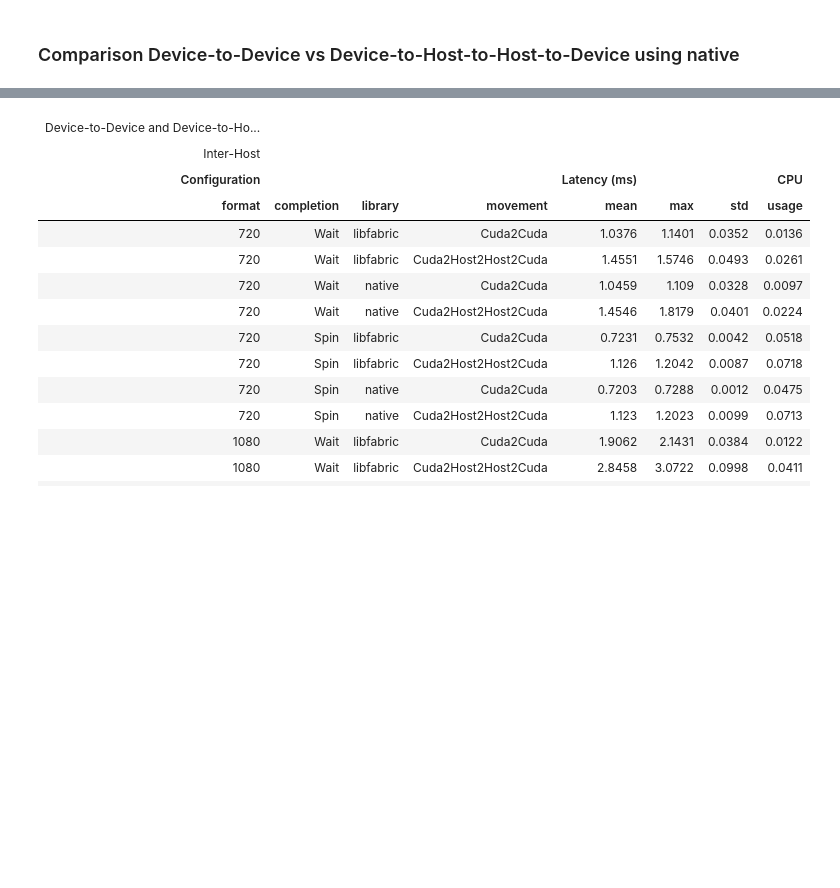
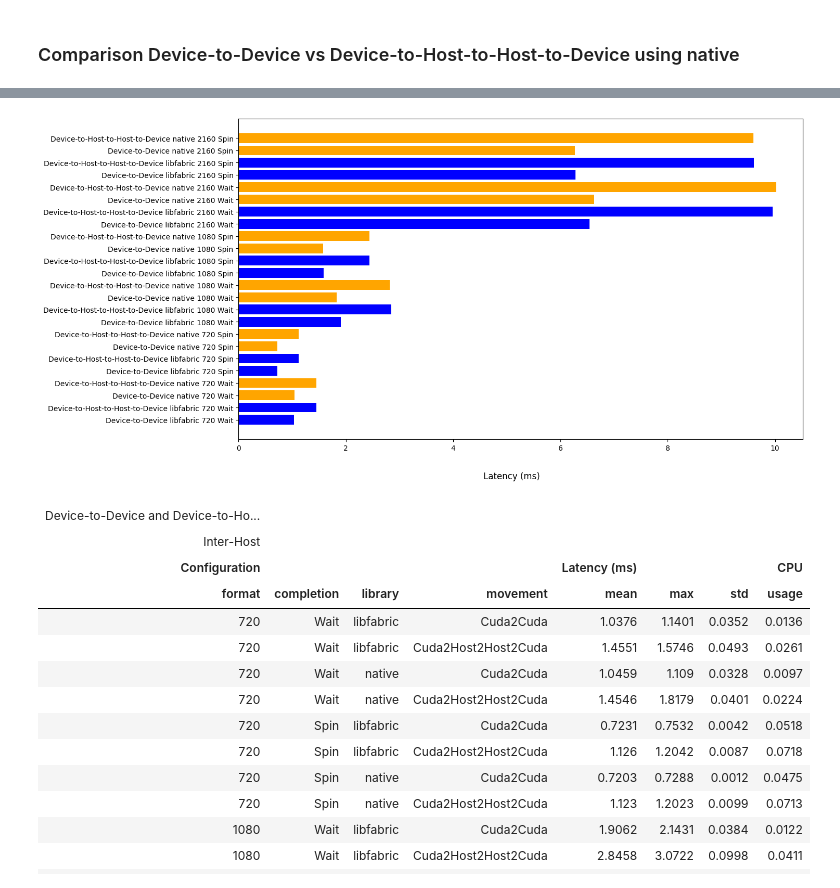
Before and after one commit to jonasohland/mts-fabrics-study, a Jupyter notebook: notebooks/mts-study.ipynb, the cells around one changed output, grey strips where cells are left out. Saved outputs shown, nothing was run; the diff lists cells and outputs as text; code cells hidden in the pictures; blank space fills up the shorter version.

```diff
--- a/notebooks/mts-study.ipynb
+++ b/notebooks/mts-study.ipynb
@@ -265,3 +289,16 @@ for i, format in enumerate(Format):
+# %%
+fig = plt.figure()
+fig.supxlabel("Latency (ms)")
+
+for i, format in enumerate(Format):
+    for j, comp in enumerate(config["completions"]):
+        for library in Library:
+            for movement in config["movements"]:
+                x = (f"{movement.to_study_name()} {library.name} {format.value} {comp.value}")
+                y=data_dh2hd_interhost[TestConfiguration(library, format, comp, Test.mxl_fabrics, movement, Transport.verbs, TransferMode.reflect)].mean()/1e6
+                plt.barh(x,y, color="blue" if library==Library.libfabric else "orange")
+# %% [output]
+[figure, added]
 # %%
 data_columns = ["format", "completion", "library", "movement"]
 dh2hd_interhost_table = make_table(data_dh2hd_interhost, perf_dh2hd_interhost, columns=data_columns)
```
Also changed, not shown: parts of 8 cells of this notebook.
